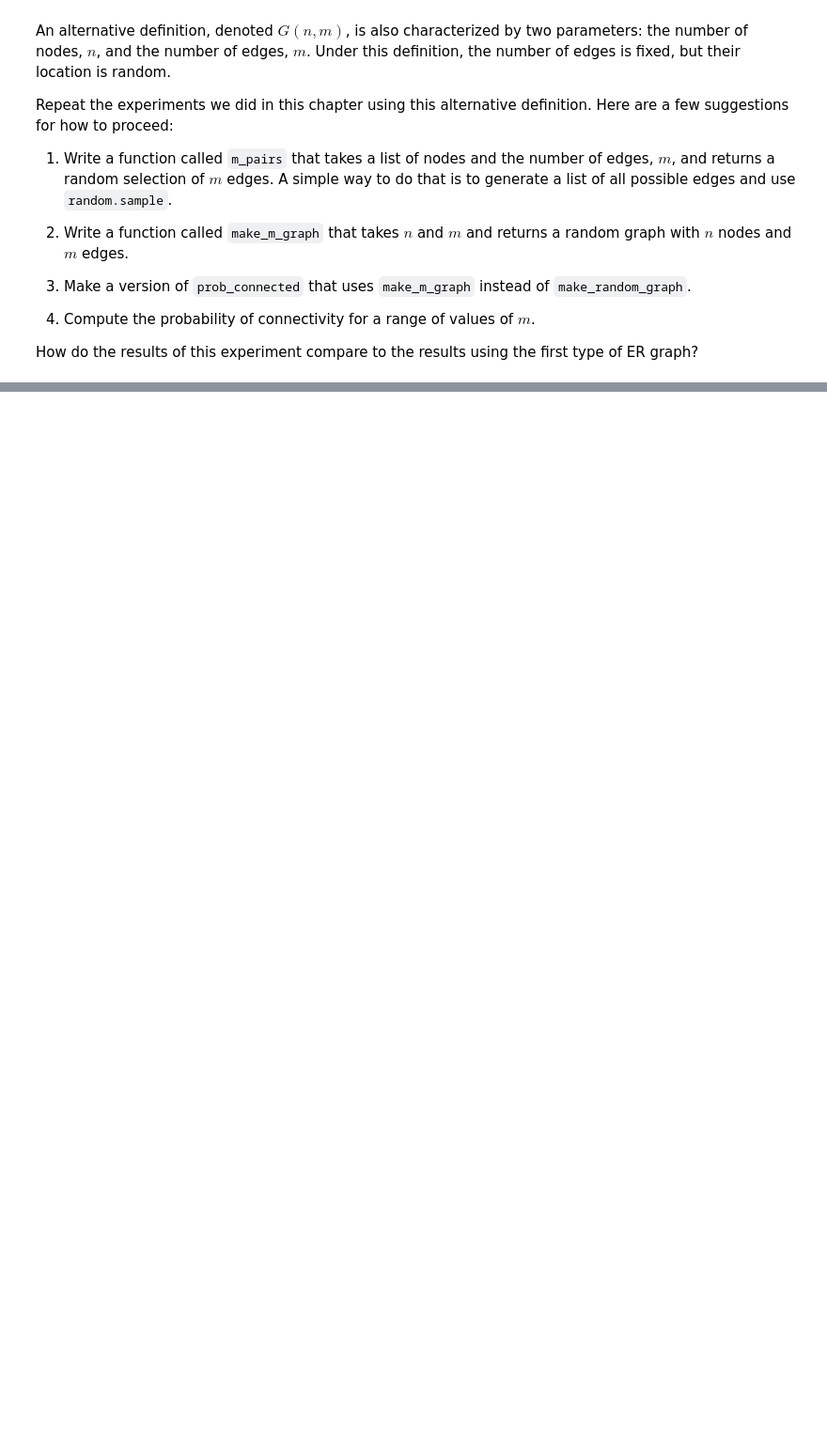
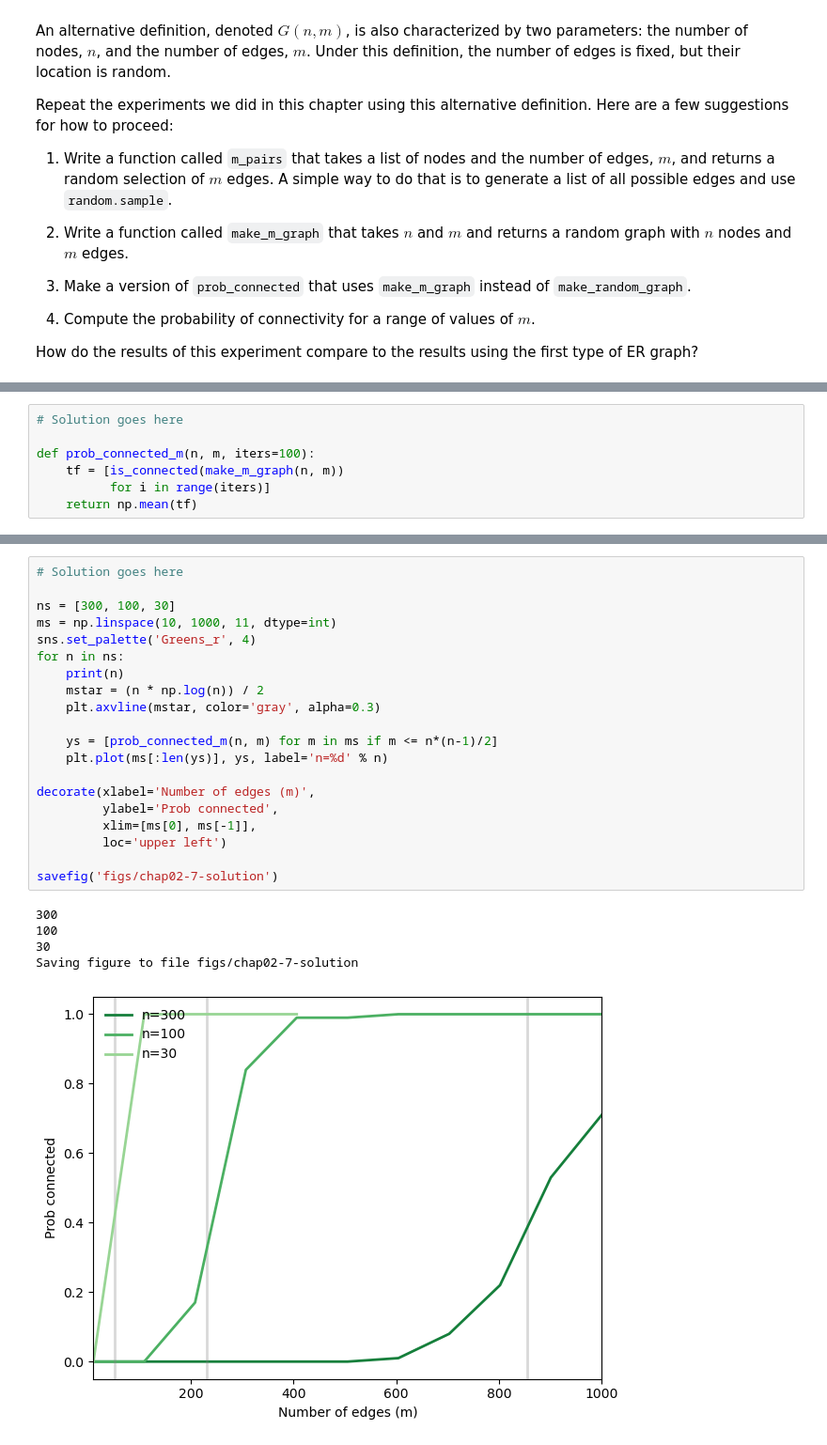
Before and after one commit to joaoppadua/ThinkComplexity2, a Jupyter notebook: notebooks/chap02.ipynb, the cells around one changed output, grey strips where cells are left out. Shown: that part at 94% size. Cells and saved outputs as stored; diff of their text form; blank space fills up the shorter version.

Commit message:
finished notebook ch. 2 (note how I inverted "mstar")

```diff
--- a/notebooks/chap02.ipynb
+++ b/notebooks/chap02.ipynb
@@ -521,0 +601,7 @@ m_graph.number_of_edges()
+# %%
+# Solution goes here
+
+def prob_connected_m(n, m, iters=100):
+    tf = [is_connected(make_m_graph(n, m))
+          for i in range(iters)]
+    return np.mean(tf)
@@ -521,0 +614,26 @@ m_graph.number_of_edges()
+# %%
+# Solution goes here
+
+ns = [300, 100, 30]
+ms = np.linspace(10, 1000, 11, dtype=int)
+sns.set_palette('Greens_r', 4)
+for n in ns:
+    print(n)
+    mstar = (n * np.log(n)) / 2
+    plt.axvline(mstar, color='gray', alpha=0.3)
+
+    ys = [prob_connected_m(n, m) for m in ms if m <= n*(n-1)/2]
+    plt.plot(ms[:len(ys)], ys, label='n=%d' % n)
+
+decorate(xlabel='Number of edges (m)',
+         ylabel='Prob connected',
+         xlim=[ms[0], ms[-1]],
+         loc='upper left')
+
+savefig('figs/chap02-7-solution')
+# %% [output]
+300
+100
+30
+Saving figure to file figs/chap02-7-solution
+[figure, added]
```
Also changed, not shown: parts of 22 cells of this notebook, 2 other files.
